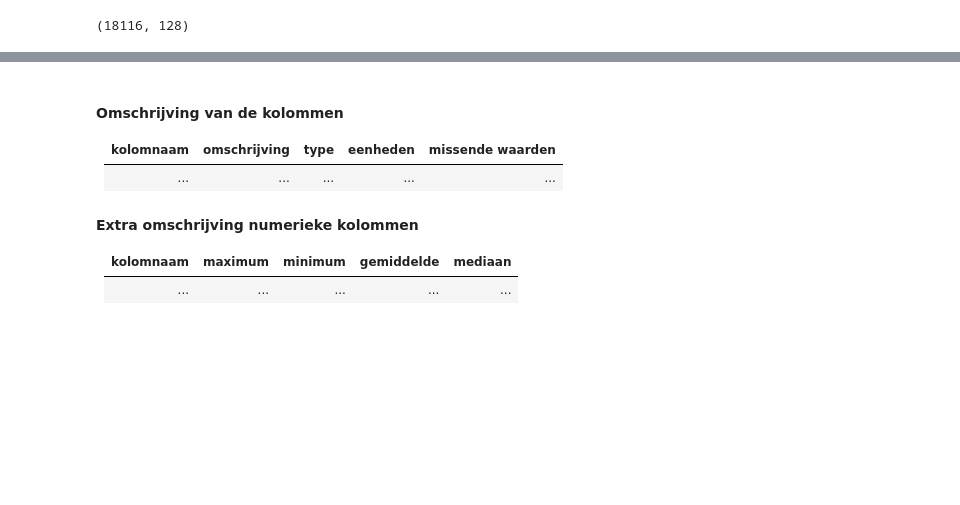
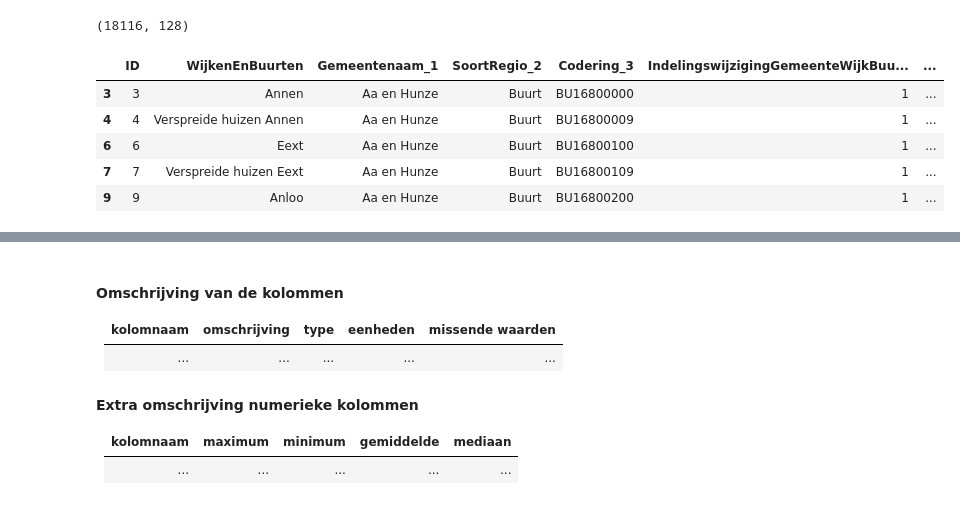
Before and after one commit to DjojovdEerden/Datalab, a Jupyter notebook: Notebook template.ipynb, the cells around one changed output, grey strips where cells are left out. Drawn from its saved outputs; the diff is of its cells as text; code cells hidden in the pictures; blank space fills up the shorter version.

Commit message:
Update Notebook template.ipynb
Dataframe buurten aangemaakt en antwoord gegeven op de vraag: Waarom op alleen buurten filteren

```diff
--- a/Notebook template.ipynb
+++ b/Notebook template.ipynb
@@ -29,3 +29,12 @@ cbsdata.shape
 (18116, 128)
 # %%
 # Dataframe buurten maken
+buurten = cbsdata[cbsdata['SoortRegio_2'].str.strip() == 'Buurt']
+buurten.head()
+# %% [output]
+|  | ID | WijkenEnBuurten | Gemeentenaam_1 | SoortRegio_2 | Codering_3 | IndelingswijzigingGemeenteWijkBuu... | ... |
+| 3 | 3 | Annen | Aa en Hunze | Buurt | BU16800000 | 1 | ... |
+| 4 | 4 | Verspreide huizen Annen | Aa en Hunze | Buurt | BU16800009 | 1 | ... |
+| 6 | 6 | Eext | Aa en Hunze | Buurt | BU16800100 | 1 | ... |
+| 7 | 7 | Verspreide huizen Eext | Aa en Hunze | Buurt | BU16800109 | 1 | ... |
+| 9 | 9 | Anloo | Aa en Hunze | Buurt | BU16800200 | 1 | ... |
```
Also changed, not shown: parts of 2 cells of this notebook.
